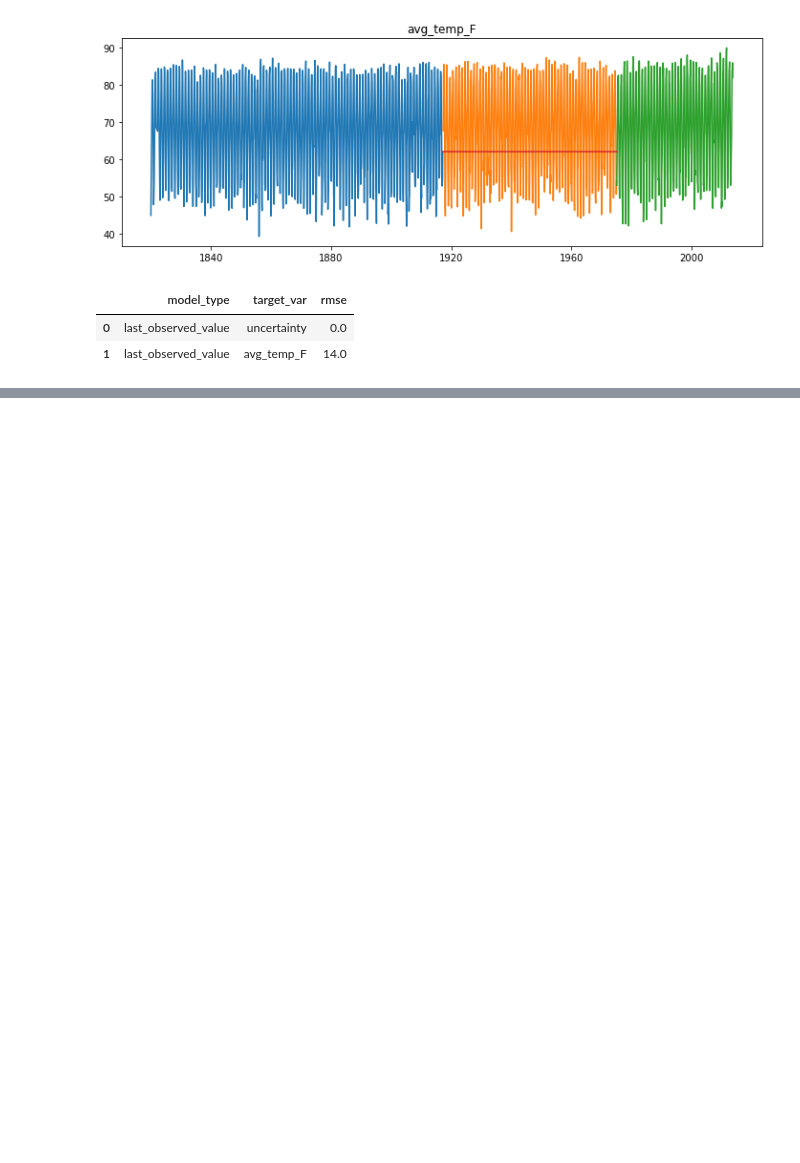
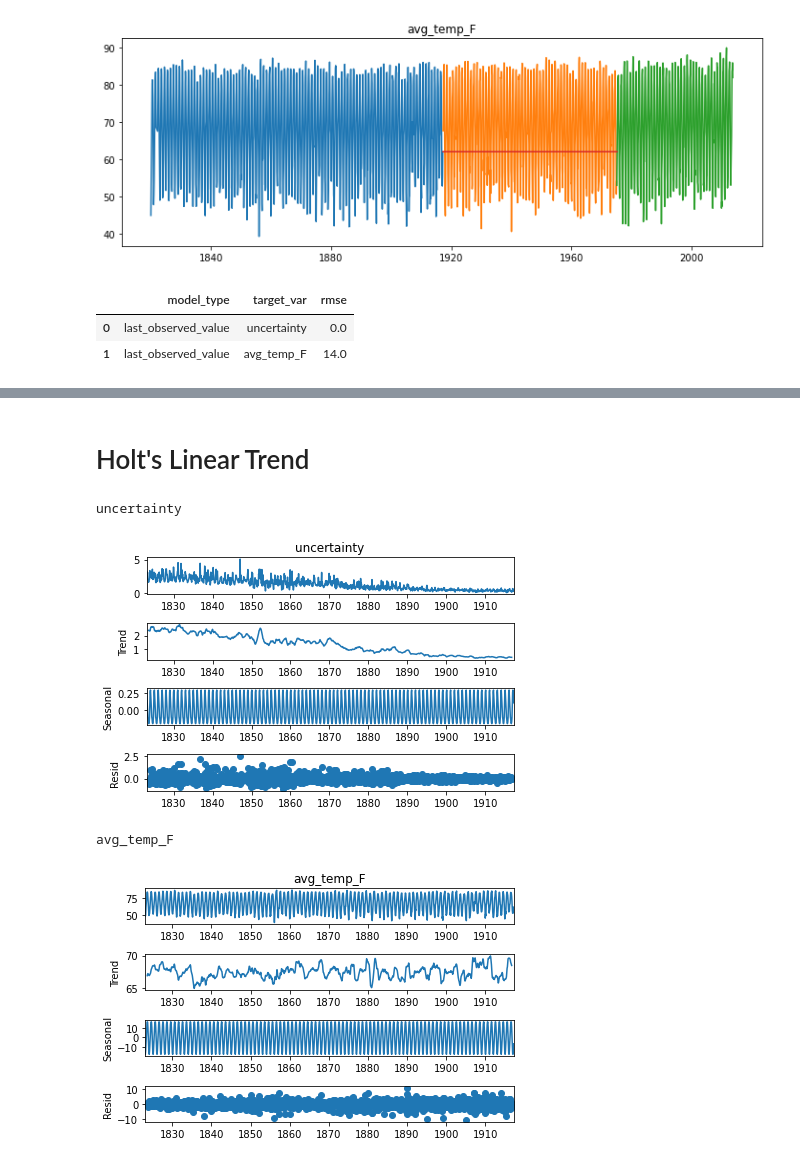
Before and after one commit to lopezelihezer/time-series-exercises, a Jupyter notebook: E2E_exercise.ipynb, the cells around one changed output, grey strips where cells are left out. Saved outputs shown, nothing was run; the diff lists cells and outputs as text; code cells hidden in the pictures; blank space fills up the shorter version.

```diff
--- a/E2E_exercise.ipynb
+++ b/E2E_exercise.ipynb
@@ -320,0 +384,17 @@ eval_df
+# %% [markdown]
+# Holt's Linear Trend
+# %%
+# drop all rows before 1823
+train = train.loc['1823':]
+# %%
+import statsmodels.api as sm
+
+for col in train.columns:
+    print(col, '\n')
+    _ = sm.tsa.seasonal_decompose(train[col].resample('M').mean()).plot()
+    plt.show()
+# %% [output]
+uncertainty
+[figure, added]
+avg_temp_F
+[figure, added]
```
Also changed, not shown: parts of 34 cells of this notebook.
